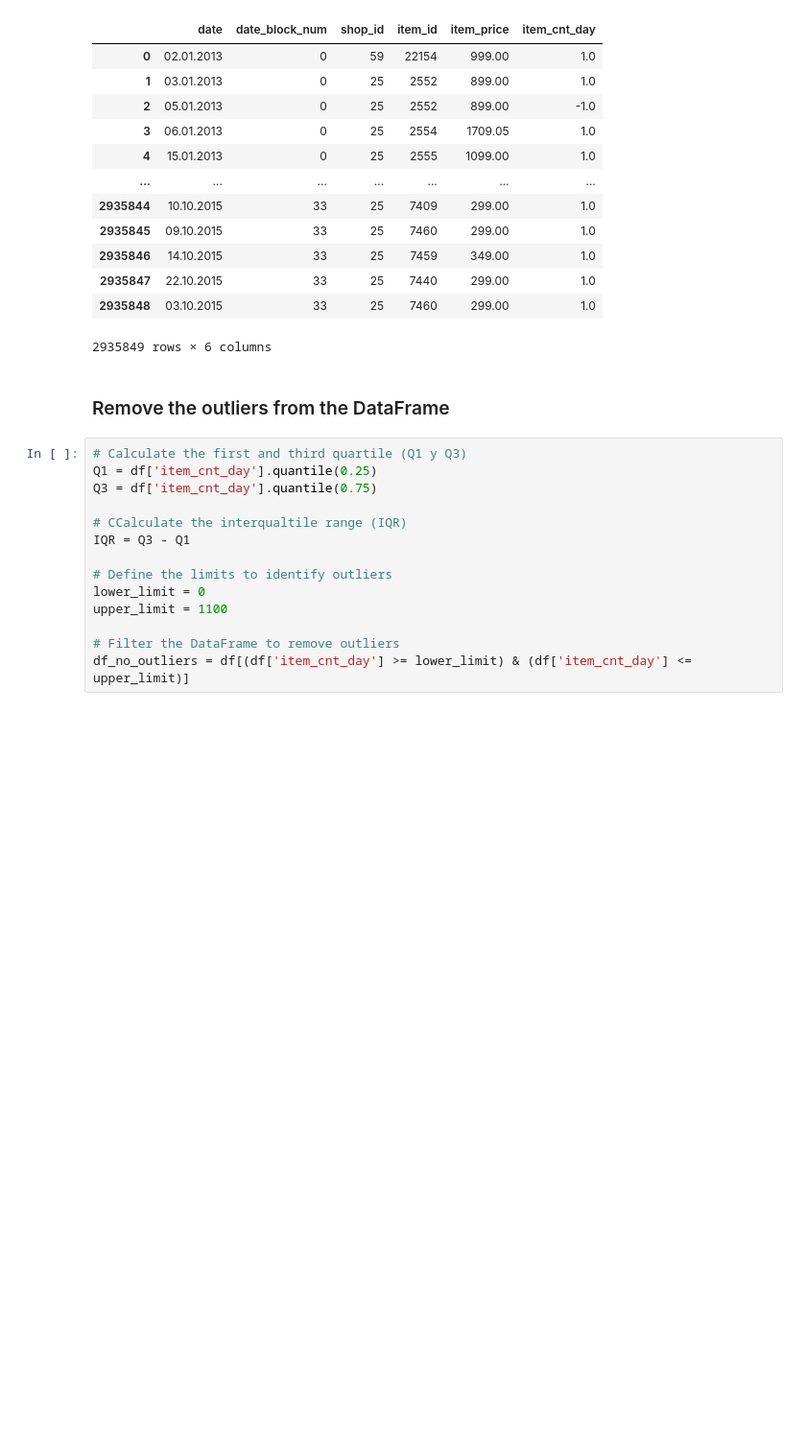
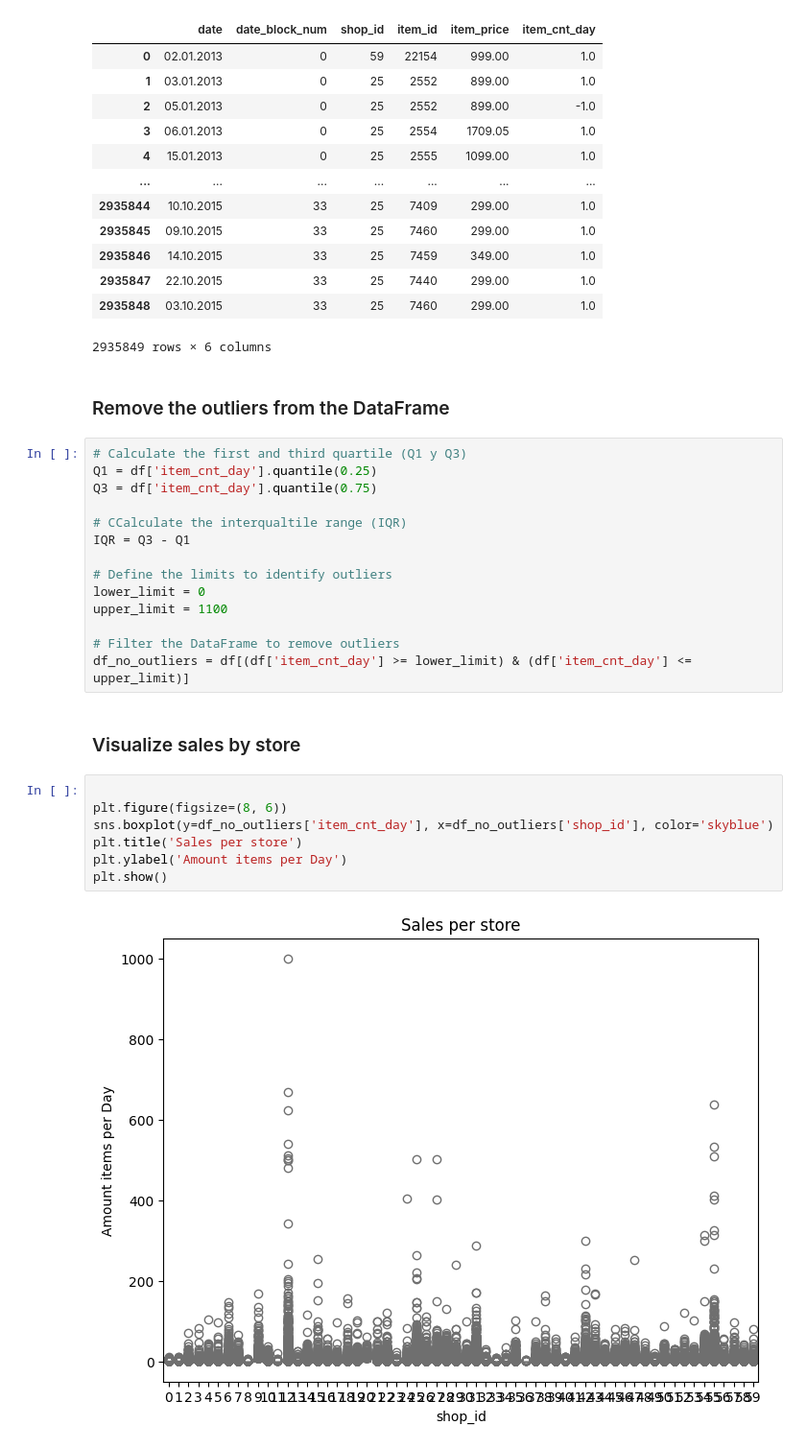
Before and after one commit to Bautistao2/Future-Sales-Forecasting-for-a-Software-Company, a Jupyter notebook: Data preprocessing.ipynb, the cells around one changed output. Shown at 96% size. Saved outputs shown, nothing was run; the diff lists cells and outputs as text; blank space fills up the shorter version.

Commit message:
Chart  of sales by store without outliers

```diff
--- a/Data preprocessing.ipynb
+++ b/Data preprocessing.ipynb
@@ -125,3 +125,14 @@ upper_limit = 1100
 
 # Filter the DataFrame to remove outliers
 df_no_outliers = df[(df['item_cnt_day'] >= lower_limit) & (df['item_cnt_day'] <= upper_limit)]
+# %% [markdown]
+### Visualize sales by store
+# %%
+
+plt.figure(figsize=(8, 6))
+sns.boxplot(y=df_no_outliers['item_cnt_day'], x=df_no_outliers['shop_id'], color='skyblue')
+plt.title('Sales per store')
+plt.ylabel('Amount items per Day')
+plt.show()
+# %% [output]
+[figure, added]
```
